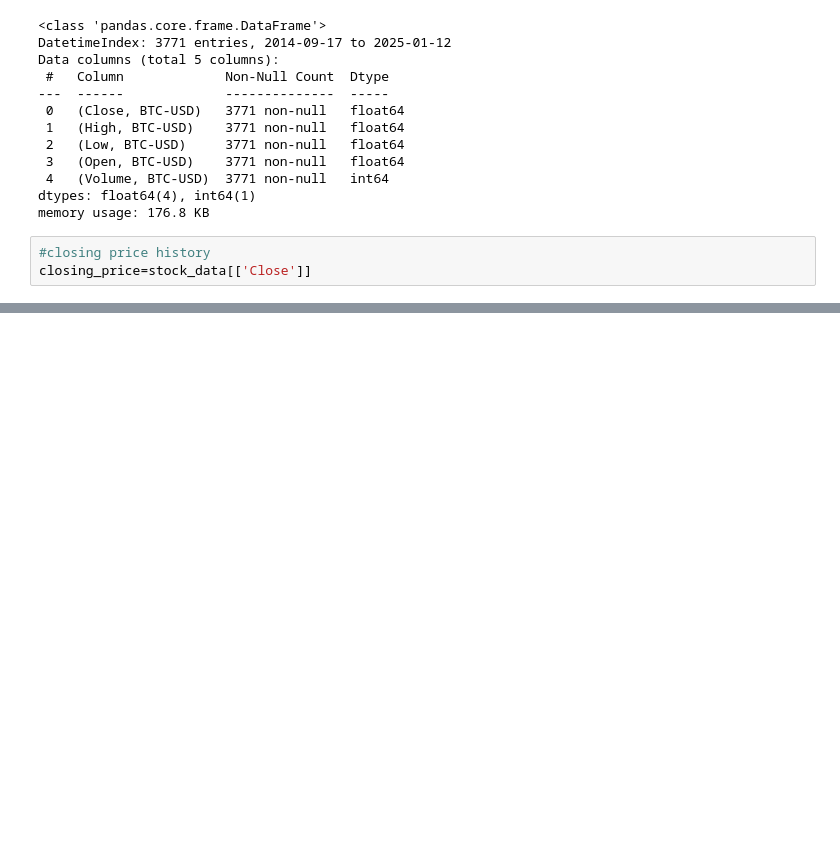
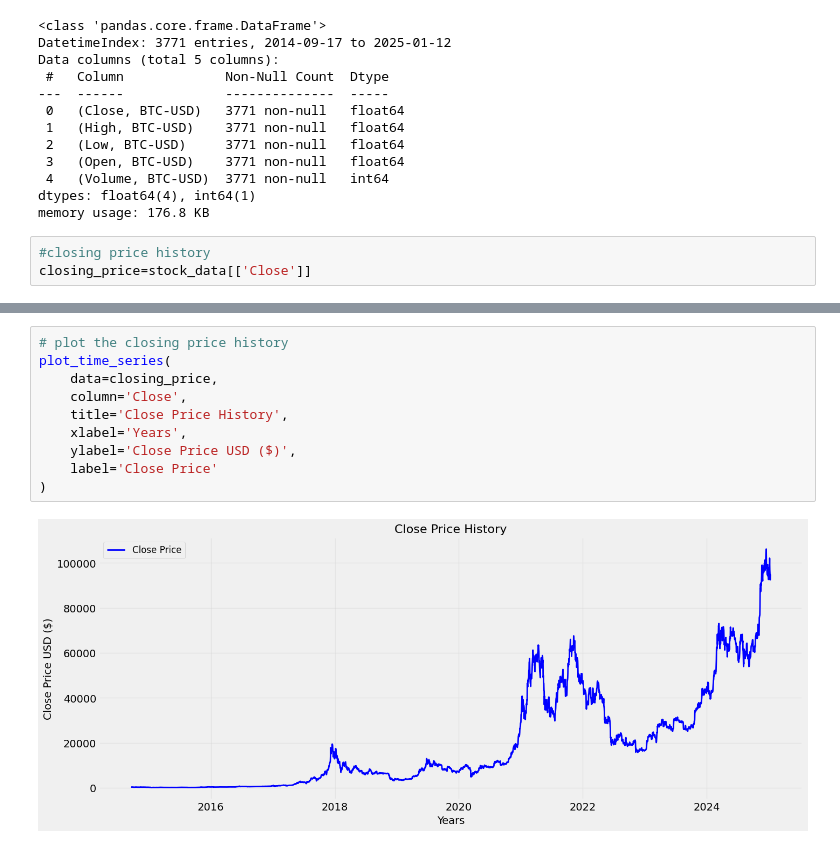
Before and after one commit to YonInsights/Cryptocurrency-Bitcoin-Price-Prediction, a Jupyter notebook: notebook/EDA.ipynb, the cells around one changed output, grey strips where cells are left out. Drawn from its saved outputs; the diff is of its cells as text; blank space fills up the shorter version.

Commit message:
plot the closing price

```diff
--- a/notebook/EDA.ipynb
+++ b/notebook/EDA.ipynb
@@ -82 +88,13 @@ closing_price
 3771 rows × 1 columns
+# %%
+# plot the closing price history
+plot_time_series(
+    data=closing_price,
+    column='Close',
+    title='Close Price History',
+    xlabel='Years',
+    ylabel='Close Price USD ($)',
+    label='Close Price'
+)
+# %% [output]
+[figure, added]
```
Also changed, not shown: parts of 5 cells of this notebook, 1 other file.
